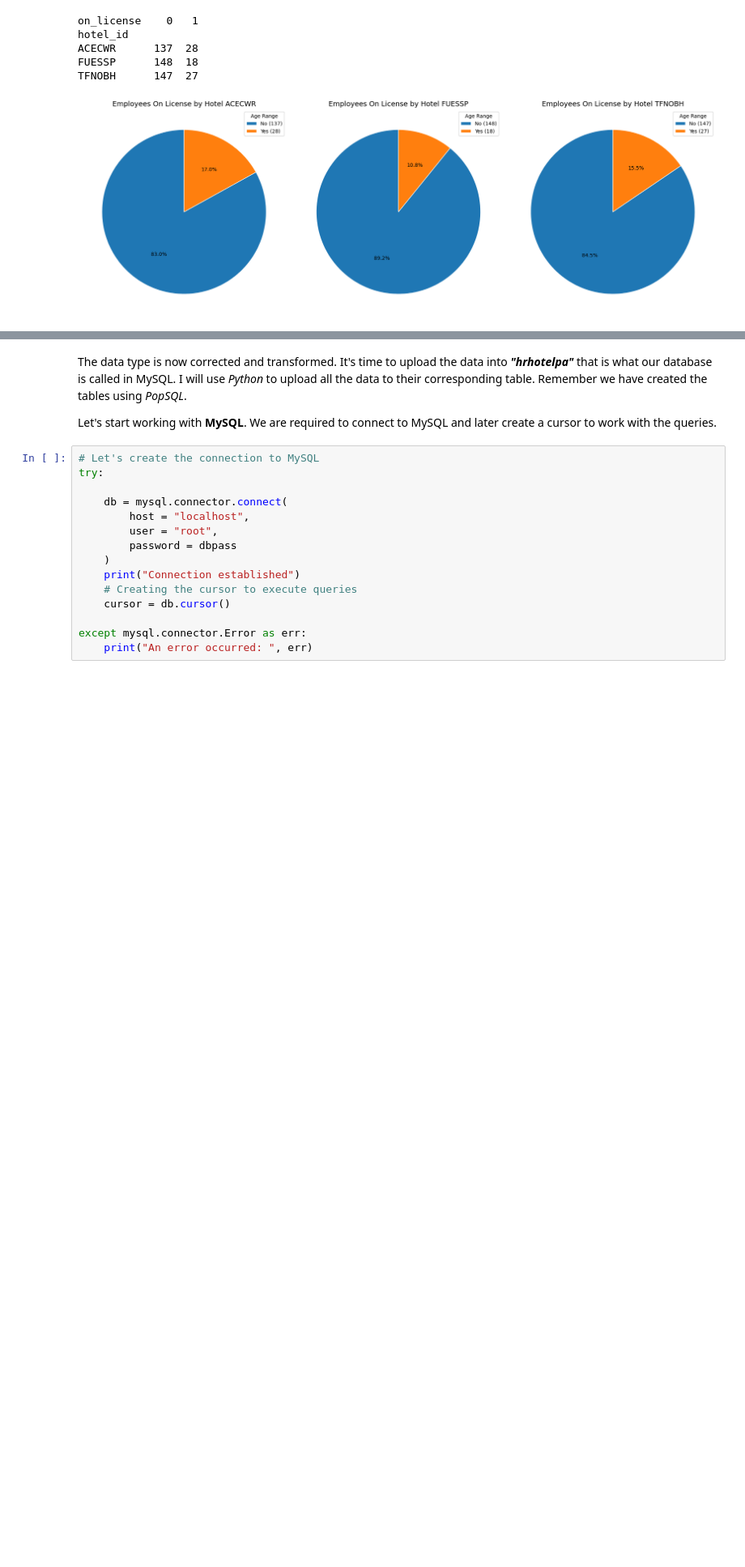
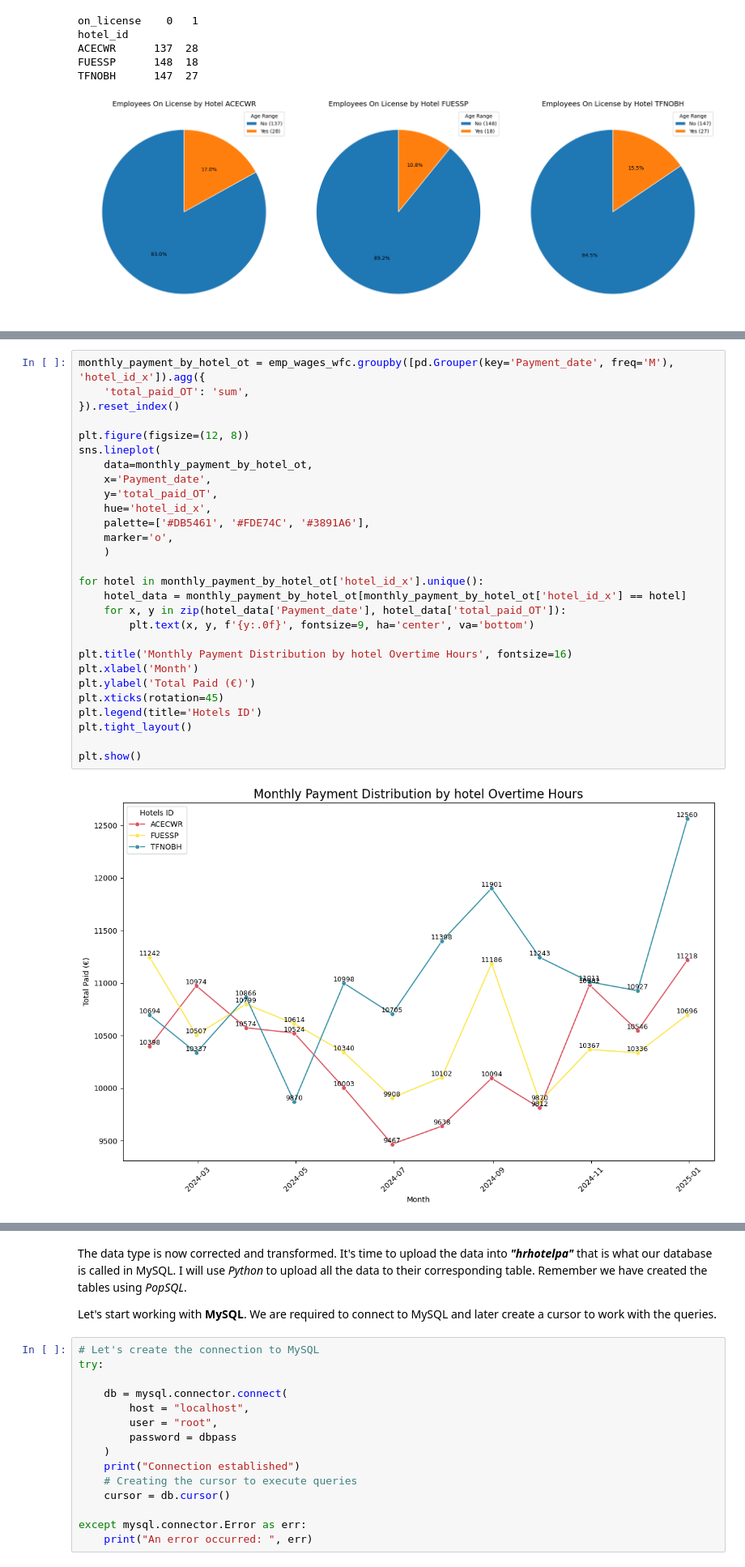
Before and after one commit to nachogalasso/da_python, a Jupyter notebook: hotel_hranalytics/hhanalysis.ipynb, the cells around one changed output, grey strips where cells are left out. Shown at 81% size. Cells and saved outputs as stored; diff of their text form; blank space fills up the shorter version.

```diff
--- a/hotel_hranalytics/hhanalysis.ipynb
+++ b/hotel_hranalytics/hhanalysis.ipynb
@@ -568,0 +713,30 @@ print('Number of missing values: ', new_missing_values)
+# %%
+monthly_payment_by_hotel_ot = emp_wages_wfc.groupby([pd.Grouper(key='Payment_date', freq='M'), 'hotel_id_x']).agg({
+    'total_paid_OT': 'sum',
+}).reset_index()
+
+plt.figure(figsize=(12, 8))
+sns.lineplot(
+    data=monthly_payment_by_hotel_ot,
+    x='Payment_date',
+    y='total_paid_OT',
+    hue='hotel_id_x',
+    palette=['#DB5461', '#FDE74C', '#3891A6'],
+    marker='o',
+    )
+
+for hotel in monthly_payment_by_hotel_ot['hotel_id_x'].unique():
+    hotel_data = monthly_payment_by_hotel_ot[monthly_payment_by_hotel_ot['hotel_id_x'] == hotel]
+    for x, y in zip(hotel_data['Payment_date'], hotel_data['total_paid_OT']):
+        plt.text(x, y, f'{y:.0f}', fontsize=9, ha='center', va='bottom')
+
+plt.title('Monthly Payment Distribution by hotel Overtime Hours', fontsize=16)
+plt.xlabel('Month')
+plt.ylabel('Total Paid (€)')
+plt.xticks(rotation=45)
+plt.legend(title='Hotels ID')
+plt.tight_layout()
+
+plt.show()
+# %% [output]
+[figure, added]
```
Also changed, not shown: parts of 10 cells of this notebook.
